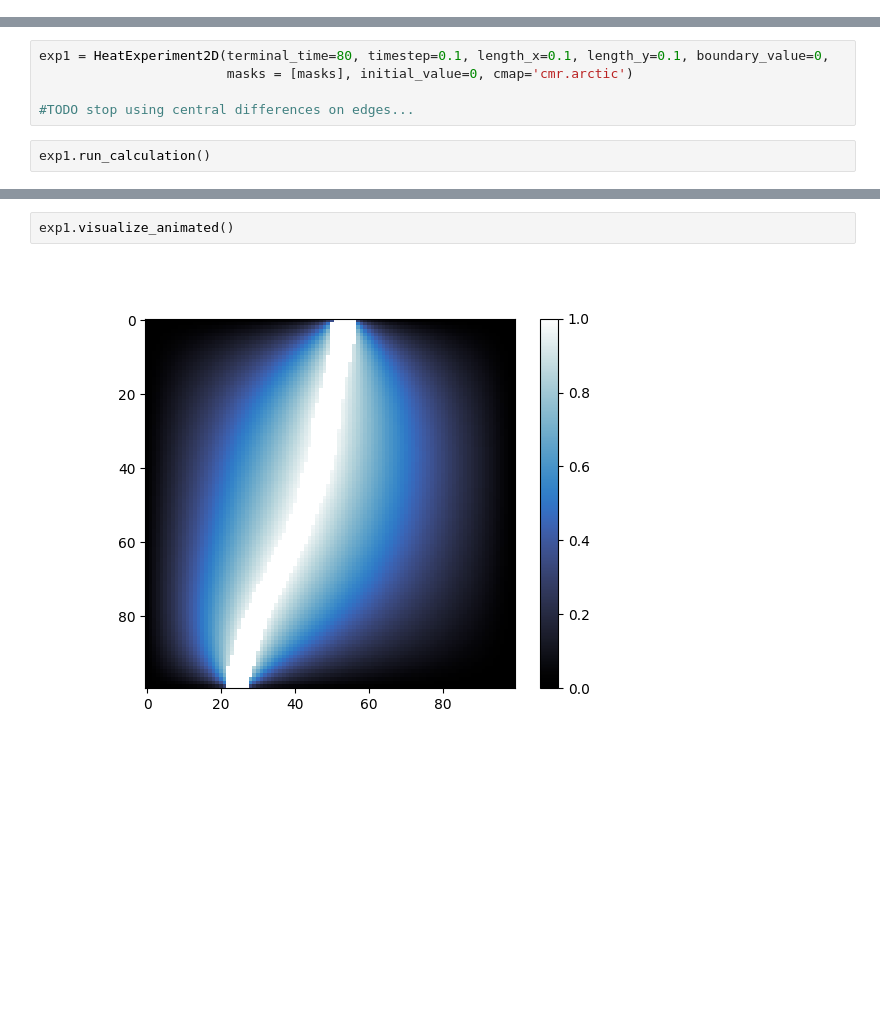
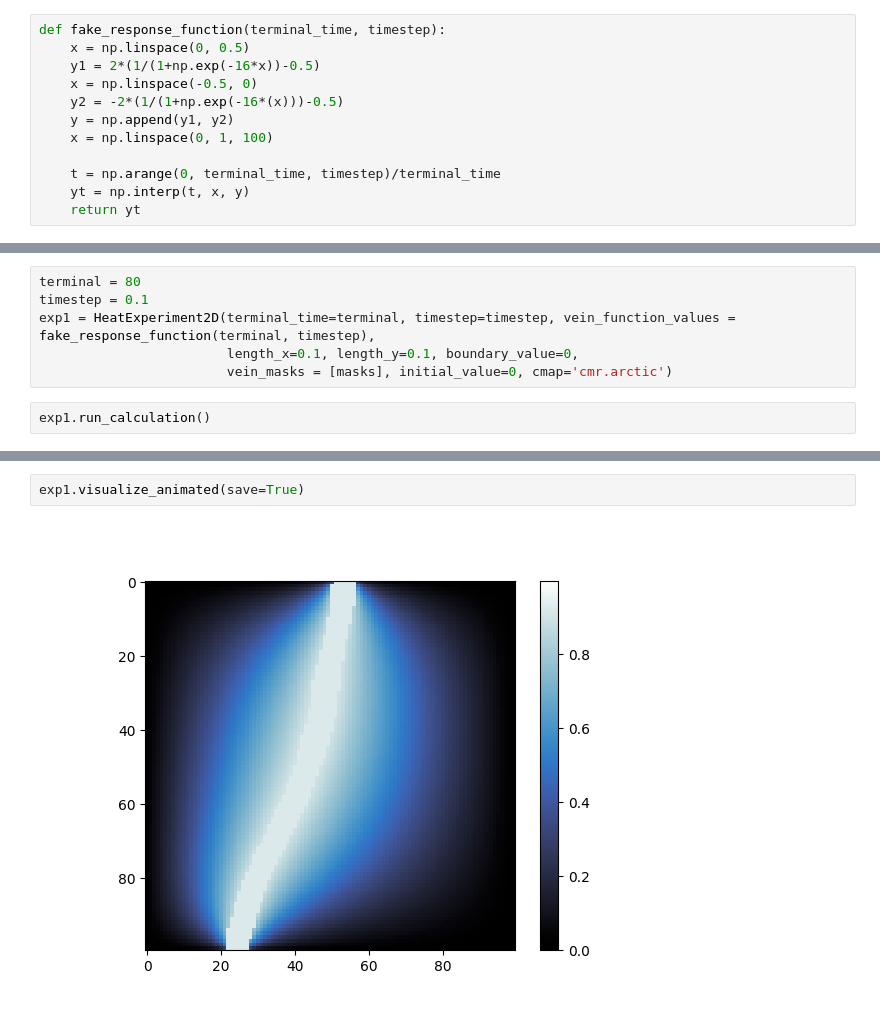
Before and after one commit to Romanuccio/2D_Diffusion_with_finite_difference_method, a Jupyter notebook: bmptest.ipynb, the cells around one changed output, grey strips where cells are left out. Drawn from its saved outputs; the diff is of its cells as text; blank space fills up the shorter version.

Commit message:
support for concentration in vein set by function values

```diff
--- a/bmptest.ipynb
+++ b/bmptest.ipynb
@@ -8,3 +8,15 @@ im = Image.open(r"D:\Projects\Python\Palermo\2Dheat\vein_mask.bmp")
 masks = ~np.array(im,dtype=bool)
 src_val = 1
 masks = src_val*masks
+# %%
+def fake_response_function(terminal_time, timestep):
+    x = np.linspace(0, 0.5)
+    y1 = 2*(1/(1+np.exp(-16*x))-0.5)
+    x = np.linspace(-0.5, 0)
+    y2 = -2*(1/(1+np.exp(-16*(x)))-0.5)
+    y = np.append(y1, y2)
+    x = np.linspace(0, 1, 100)
+
+    t = np.arange(0, terminal_time, timestep)/terminal_time
+    yt = np.interp(t, x, y)
+    return yt
@@ -11,8 +29,9 @@ masks = src_val*masks
 # %%
-exp1 = HeatExperiment2D(terminal_time=80, timestep=0.1, length_x=0.1, length_y=0.1, boundary_value=0,
-                        masks = [masks], initial_value=0, cmap='cmr.arctic')
-
-#TODO stop using central differences on edges...
+terminal = 80
+timestep = 0.1
+exp1 = HeatExperiment2D(terminal_time=terminal, timestep=timestep, vein_function_values = fake_response_function(terminal, timestep),
+                        length_x=0.1, length_y=0.1, boundary_value=0,
+                        vein_masks = [masks], initial_value=0, cmap='cmr.arctic')
 # %%
 exp1.run_calculation()
 # %%
@@ -22,4 +41,4 @@ exp1.visualize_snapshots()
 # %%
-exp1.visualize_animated()
+exp1.visualize_animated(save=True)
 # %% [output]
-[figure, old version]
+[figure, new version]
```
Also changed, not shown: parts of 2 cells of this notebook, 2 other files.
